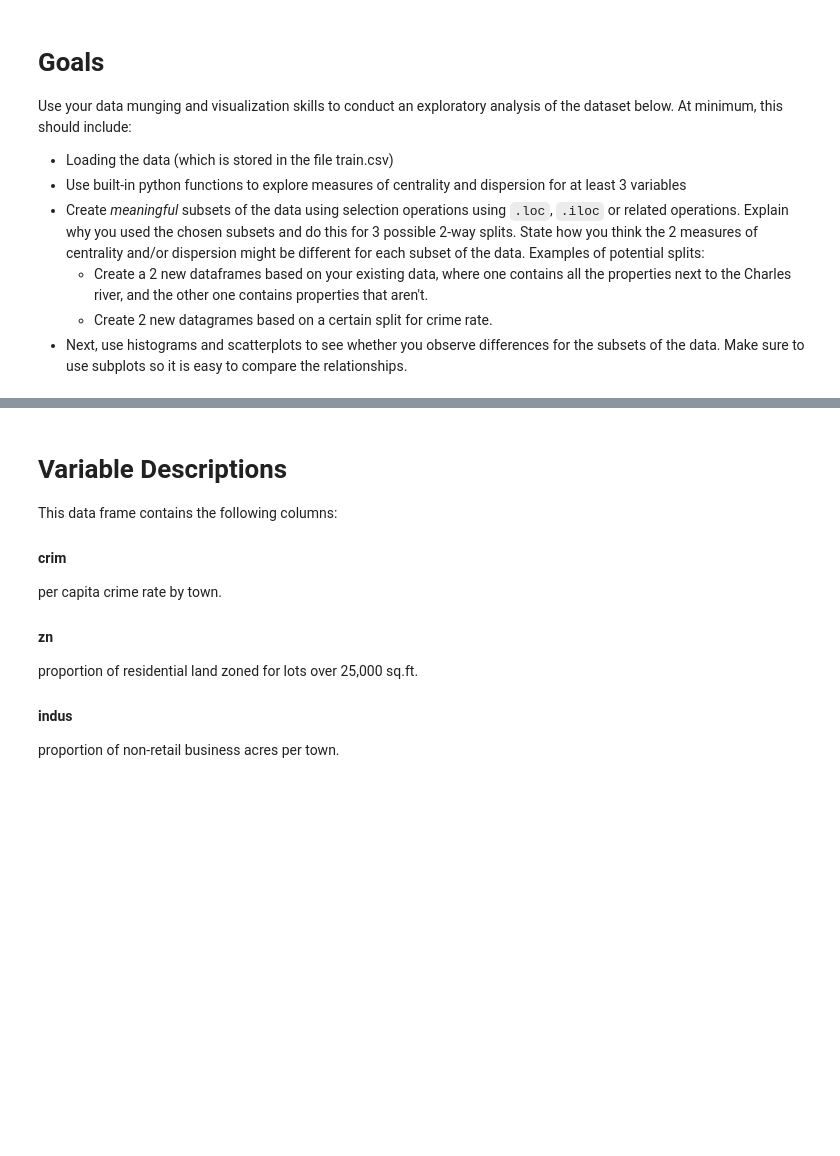
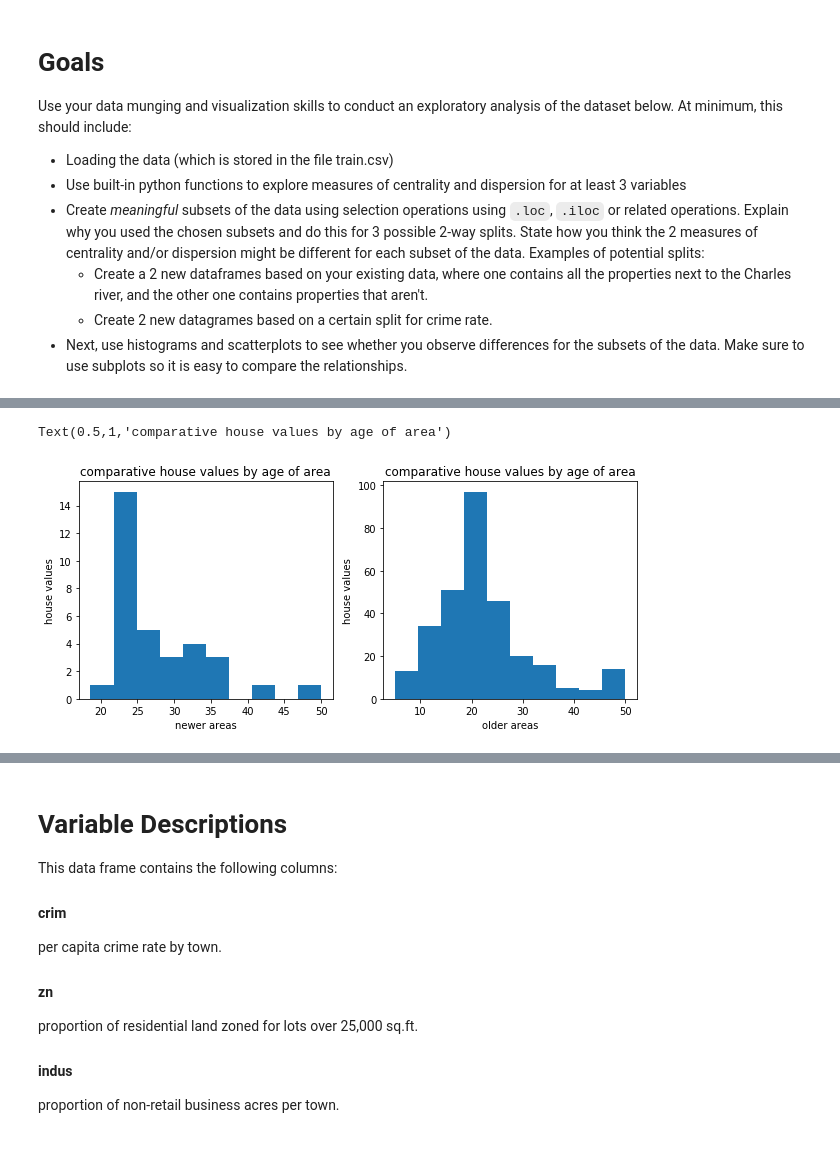
Before and after one commit to Matthew-Daly/dsc-1-03-16-eda-with-pandas-using-the-boston-housing-data-lab-online-ds-pt-112618, a Jupyter notebook: index.ipynb, the cells around one changed output, grey strips where cells are left out. Drawn from its saved outputs; the diff is of its cells as text; code cells hidden in the pictures; blank space fills up the shorter version.

```diff
--- a/index.ipynb
+++ b/index.ipynb
@@ -23,0 +114,14 @@ dd
+# %%
+# Create meaningful subsets of the data, 2
+# Here I split the data frame in to areas were less than 25% of the houses were built
+# before 1940 and areas were more than 25% of the houses where built after 1940, and looked
+# at the mean and median house value. I was expecting a large difference between the but found that
+# though the mean and median house value was higher in the new areas, not as much as I expected.
+new_house_cost = df.loc[df['age'] < 25, ['medv']]
+old_house_cost = df.loc[df['age'] > 25, ['medv']]
+print('new house area cost mean ' + str(round(new_houses_cost['medv'].mean(), 2)))
+print('new house area cost median ' + str(round(new_houses_cost['medv'].median(), 2)))
+print('old house area cost mean ' + str(round(old_houses_cost['medv'].mean(), 2)))
+print('old house area cost median ' + str(old_houses_cost['medv'].median()))
+
+df.head()
@@ -23,0 +175,21 @@ dd
+# %%
+# use histograms and scatterplots to see whether you observe differences for the subsets of the data - 2
+# again my ticks are off, just don't know how to fix them
+new_figure = plt.figure(figsize=(10, 4))
+ax = new_figure.add_subplot(121)
+ax1 = new_figure.add_subplot(122)
+
+ax.hist(new_house_cost['medv'])
+ax1.hist(old_house_cost['medv'])
+
+
+ax.set_ylabel('house values')
+ax.set_xlabel('newer areas')
+ax.set_title('comparative house values by age of area')
+
+ax1.set_ylabel('house values')
+ax1.set_xlabel('older areas')
+ax1.set_title('comparative house values by age of area')
+# %% [output]
+Text(0.5,1,'comparative house values by age of area')
+[figure, added]
```
Also changed, not shown: parts of 11 cells of this notebook.
